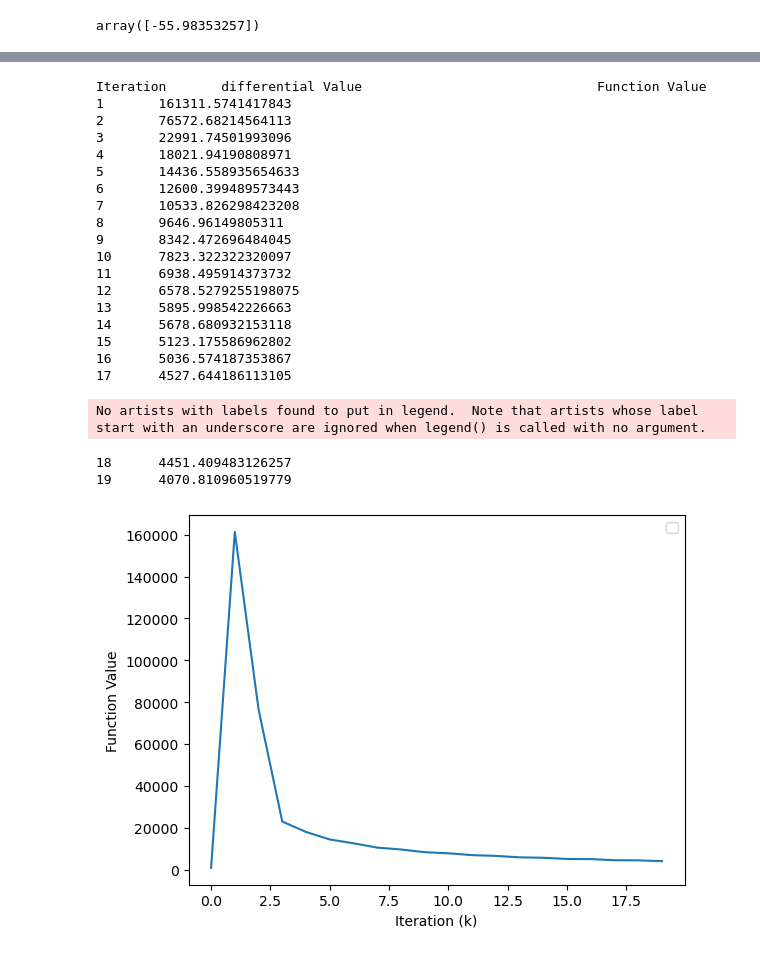
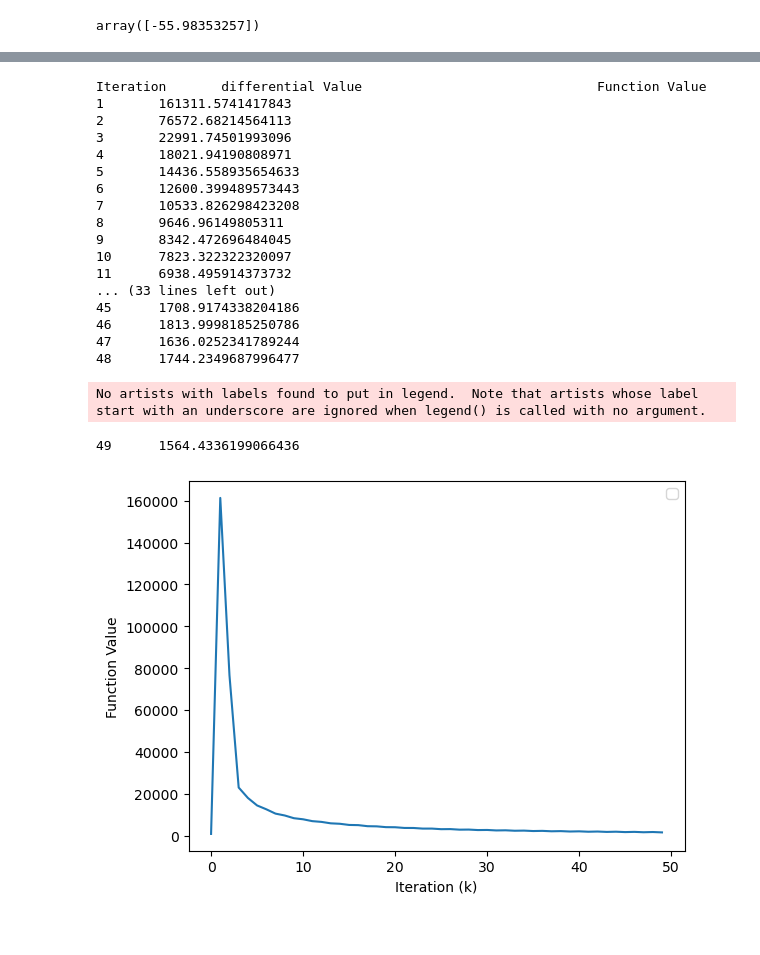
Before and after one commit to shayanmkpr/Convex_optimization_multifunctional, a Jupyter notebook: OPT_2.ipynb, the cells around one changed output, grey strips where cells are left out. Cells and saved outputs as stored; diff of their text form; code cells hidden in the pictures.

```diff
--- a/OPT_2.ipynb
+++ b/OPT_2.ipynb
@@ -75,7 +75,7 @@ def gradient_descent_alpha(f, x0, max_iter, tol, a, b, c, d):
     return x, val[:k+1], np.array(x_history)
 
 
-minimizer, values, x_history = gradient_descent_alpha(f, x0, 20, 1e-10, a , b , c , d)
+minimizer, values, x_history = gradient_descent_alpha(f, x0, 50, 1e-10, a , b , c , d)
 plt.plot(range(len(values)), values)
 plt.xlabel('Iteration (k)')
 plt.ylabel('Function Value')
@@ -126,7 +123,7 @@ def gradient_descent_alpha(f, x0, max_iter, tol, a, b, c, d):
             break
     return x, val[:k+1], np.array(x_history)
 
-minimizer, values, x_history = gradient_descent_alpha(f, x0, 20, 1e-10, a , b , c , d)
+minimizer, values, x_history = gradient_descent_alpha(f, x0, 50, 1e-10, a , b , c , d)
 plt.plot(range(len(values)), values)
 plt.xlabel('Iteration (k)')
 plt.ylabel('Function Value')
@@ -169,40 +165,38 @@ def gradient_descent_alpha(f, x0, max_iter, tol, a, b, c, d):
         step = 1/k
         x = x - step * (projected_gradient(c) @ gradient(f, x, 50, a, b))
         val[k] = f(x, a, b)
         x_history.append(x.flatten())
         # print(f"{k}\t\t{step * (projected_gradient(c) @ gradient(f, x, 50, a, b))}\t{val[k]}")
         print(f"{k}\t{val[k]}")
         # Check for convergence
         if np.linalg.norm(gradient(f, x, input_size, a, b)) < tol:
             break
     return x, val[:k+1], np.array(x_history)
 
-minimizer, values, x_history = gradient_descent_alpha(f, x0, 20, 1e-10, a , b , c , d)
+minimizer, values, x_history = gradient_descent_alpha(f, x0, 50, 1e-10, a , b , c , d)
 plt.plot(range(len(values)), values)
 plt.xlabel('Iteration (k)')
 plt.ylabel('Function Value')
 plt.legend()
 plt.show()
 # %% [output]
 Iteration       differential Value                              Function Value
 1       161311.5741417843
 2       76572.68214564113
 3       22991.74501993096
 4       18021.94190808971
 5       14436.558935654633
 6       12600.399489573443
 7       10533.826298423208
 8       9646.96149805311
 9       8342.472696484045
 10      7823.322322320097
 11      6938.495914373732
-12      6578.5279255198075
-13      5895.998542226663
-14      5678.680932153118
-15      5123.175586962802
-16      5036.574187353867
-17      4527.644186113105
+... (33 lines left out)
+45      1708.9174338204186
+46      1813.9998185250786
+47      1636.0252341789244
+48      1744.2349687996477
 No artists with labels found to put in legend.  Note that artists whose label start with an underscore are ignored when legend() is called with no argument.
-18      4451.409483126257
-19      4070.810960519779
+49      1564.4336199066436
-[figure, old version]
+[figure, new version]
```
Also changed, not shown: parts of 2 cells of this notebook.
